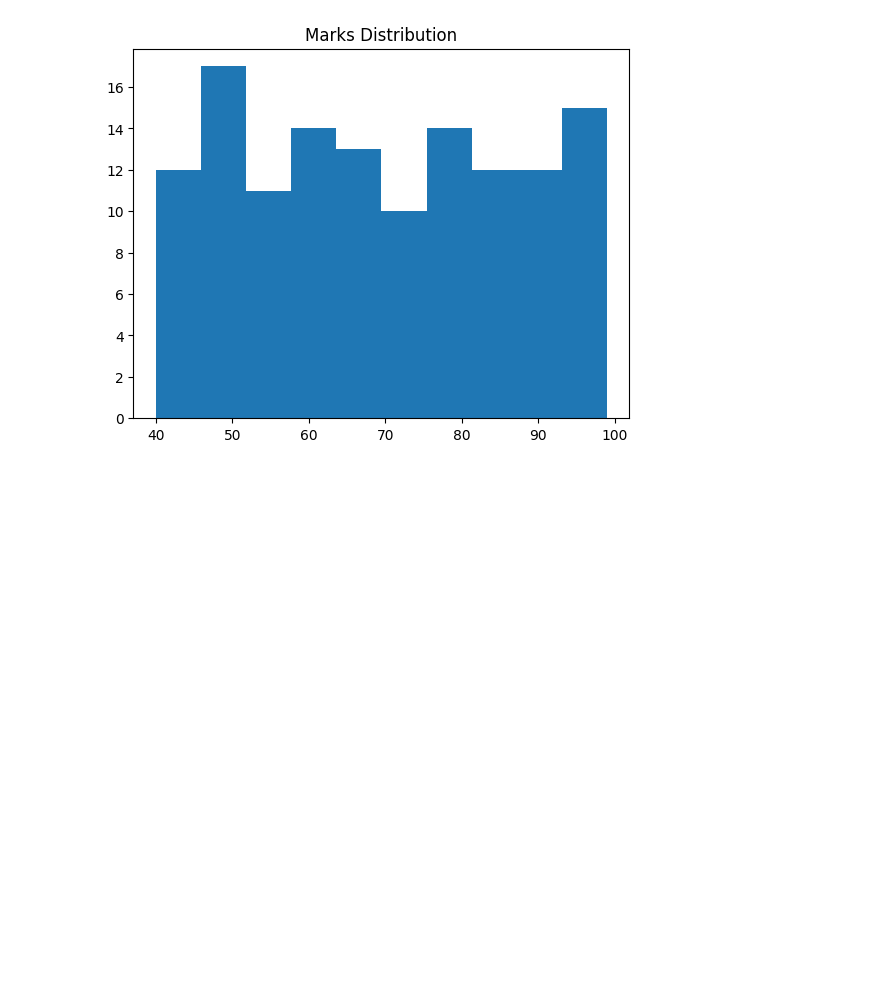
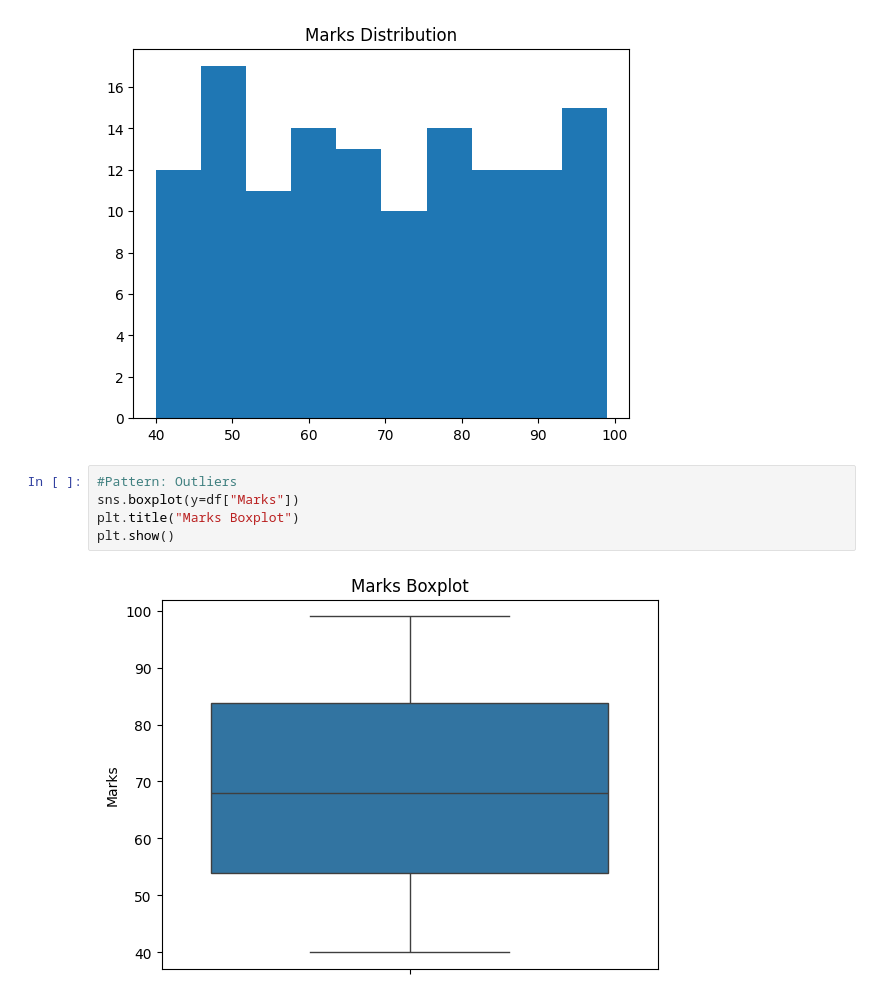
Before and after one commit to sakshi07bhosale/Data-Science, a Jupyter notebook: Exploratory Data Analysis/Day12/practice.ipynb, the cells around one changed output. Drawn from its saved outputs; the diff is of its cells as text; blank space fills up the shorter version.

Commit message:
Pattern: Outliers

```diff
--- a/Exploratory Data Analysis/Day12/practice.ipynb
+++ b/Exploratory Data Analysis/Day12/practice.ipynb
@@ -70,3 +70,10 @@ plt.title("Marks Distribution")
 plt.show()
 # %% [output]
 [figure]
+# %%
+#Pattern: Outliers
+sns.boxplot(y=df["Marks"])
+plt.title("Marks Boxplot")
+plt.show()
+# %% [output]
+[figure, added]
```
